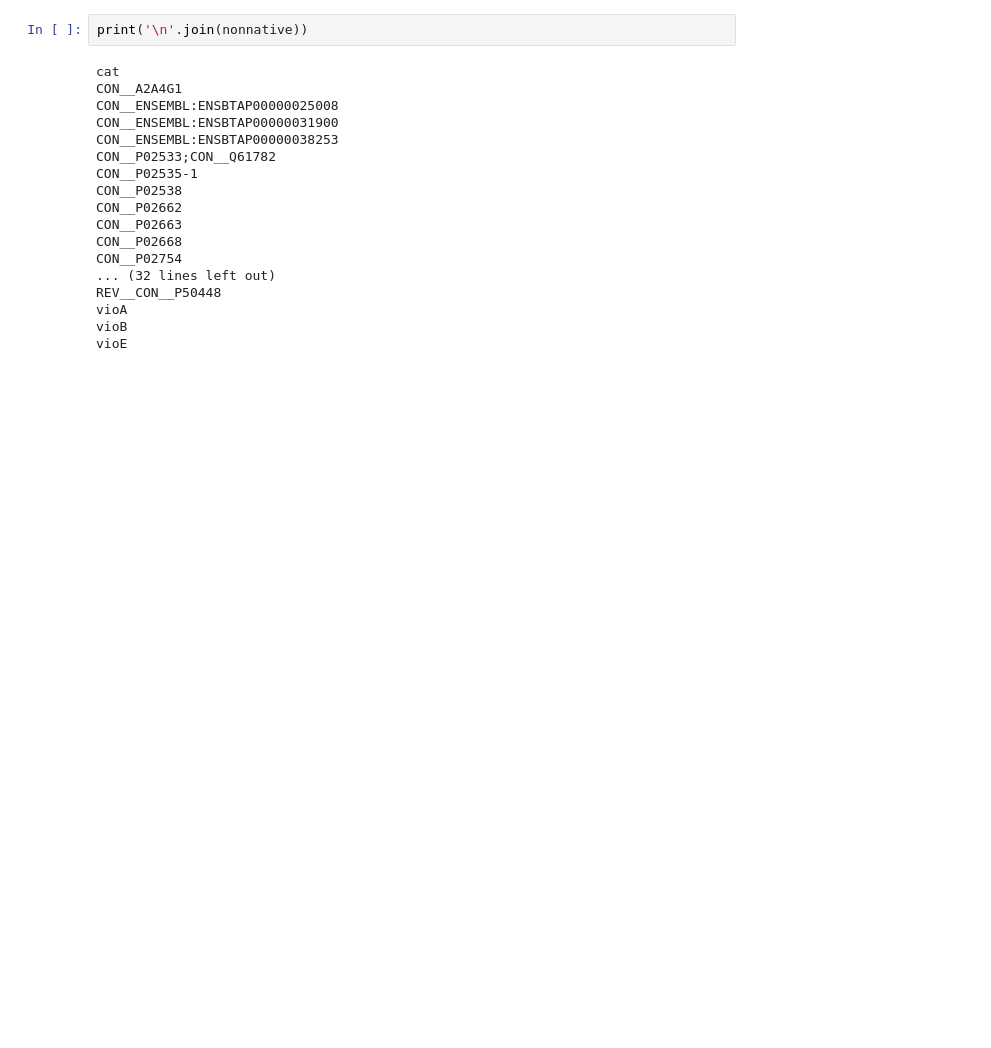
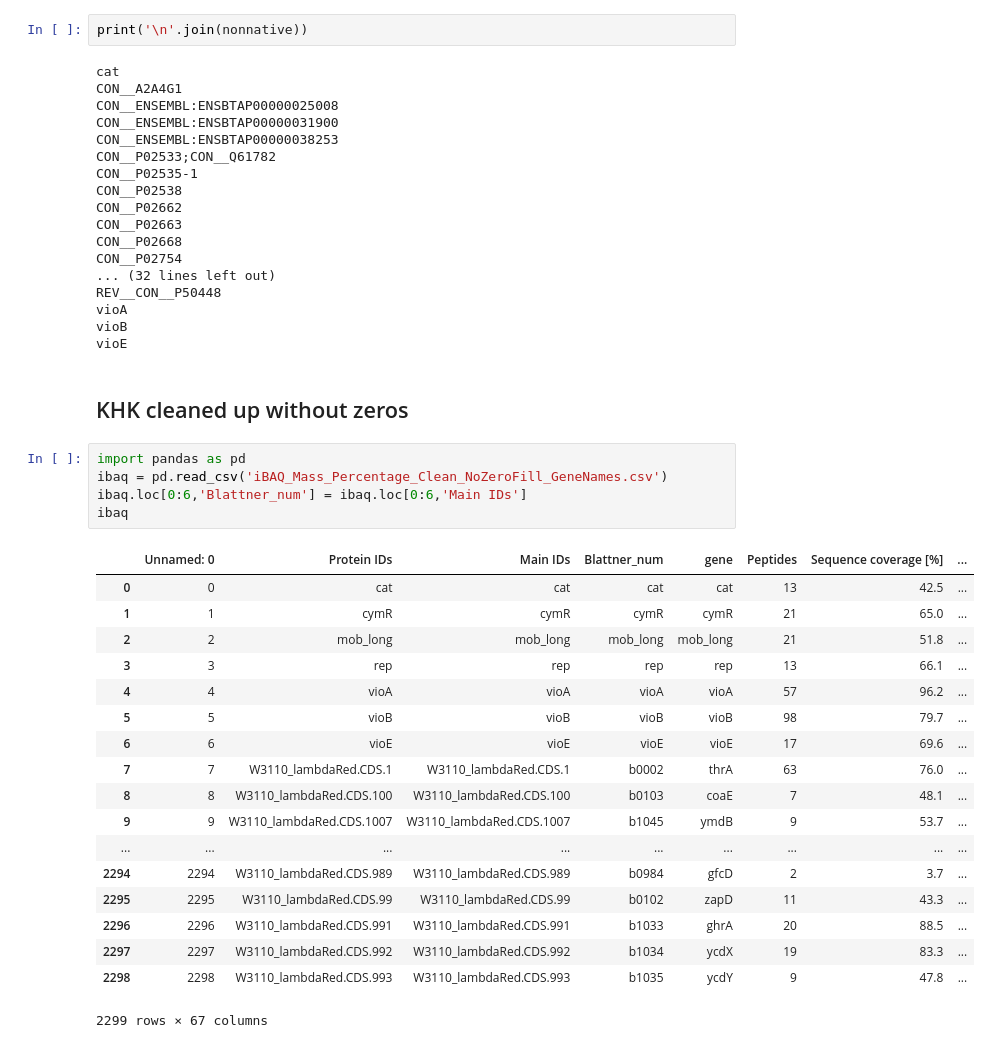
Before and after one commit to djinnome/MaxMass, a Jupyter notebook: src/CCO/CCO_iBAQ.ipynb, the cells around one changed output. Drawn from its saved outputs; the diff is of its cells as text; blank space fills up the shorter version.

Commit message:
cco ibaq

```diff
--- a/src/CCO/CCO_iBAQ.ipynb
+++ b/src/CCO/CCO_iBAQ.ipynb
@@ -449,3 +449,29 @@ REV__CON__P50448
 vioA
 vioB
 vioE
+# %% [markdown]
+## KHK cleaned up without zeros
+# %%
+import pandas as pd
+ibaq = pd.read_csv('iBAQ_Mass_Percentage_Clean_NoZeroFill_GeneNames.csv')
+ibaq.loc[0:6,'Blattner_num'] = ibaq.loc[0:6,'Main IDs']
+ibaq
+# %% [output]
+|  | Unnamed: 0 | Protein IDs | Main IDs | Blattner_num | gene | Peptides | Sequence coverage [%] | ... |
+| 0 | 0 | cat | cat | cat | cat | 13 | 42.5 | ... |
+| 1 | 1 | cymR | cymR | cymR | cymR | 21 | 65.0 | ... |
+| 2 | 2 | mob_long | mob_long | mob_long | mob_long | 21 | 51.8 | ... |
+| 3 | 3 | rep | rep | rep | rep | 13 | 66.1 | ... |
+| 4 | 4 | vioA | vioA | vioA | vioA | 57 | 96.2 | ... |
+| 5 | 5 | vioB | vioB | vioB | vioB | 98 | 79.7 | ... |
+| 6 | 6 | vioE | vioE | vioE | vioE | 17 | 69.6 | ... |
+| 7 | 7 | W3110_lambdaRed.CDS.1 | W3110_lambdaRed.CDS.1 | b0002 | thrA | 63 | 76.0 | ... |
+| 8 | 8 | W3110_lambdaRed.CDS.100 | W3110_lambdaRed.CDS.100 | b0103 | coaE | 7 | 48.1 | ... |
+| 9 | 9 | W3110_lambdaRed.CDS.1007 | W3110_lambdaRed.CDS.1007 | b1045 | ymdB | 9 | 53.7 | ... |
+| ... | ... | ... | ... | ... | ... | ... | ... | ... |
+| 2294 | 2294 | W3110_lambdaRed.CDS.989 | W3110_lambdaRed.CDS.989 | b0984 | gfcD | 2 | 3.7 | ... |
+| 2295 | 2295 | W3110_lambdaRed.CDS.99 | W3110_lambdaRed.CDS.99 | b0102 | zapD | 11 | 43.3 | ... |
+| 2296 | 2296 | W3110_lambdaRed.CDS.991 | W3110_lambdaRed.CDS.991 | b1033 | ghrA | 20 | 88.5 | ... |
+| 2297 | 2297 | W3110_lambdaRed.CDS.992 | W3110_lambdaRed.CDS.992 | b1034 | ycdX | 19 | 83.3 | ... |
+| 2298 | 2298 | W3110_lambdaRed.CDS.993 | W3110_lambdaRed.CDS.993 | b1035 | ycdY | 9 | 47.8 | ... |
+2299 rows × 67 columns
```
Also changed, not shown: parts of 1 cell of this notebook, 3 other files.
